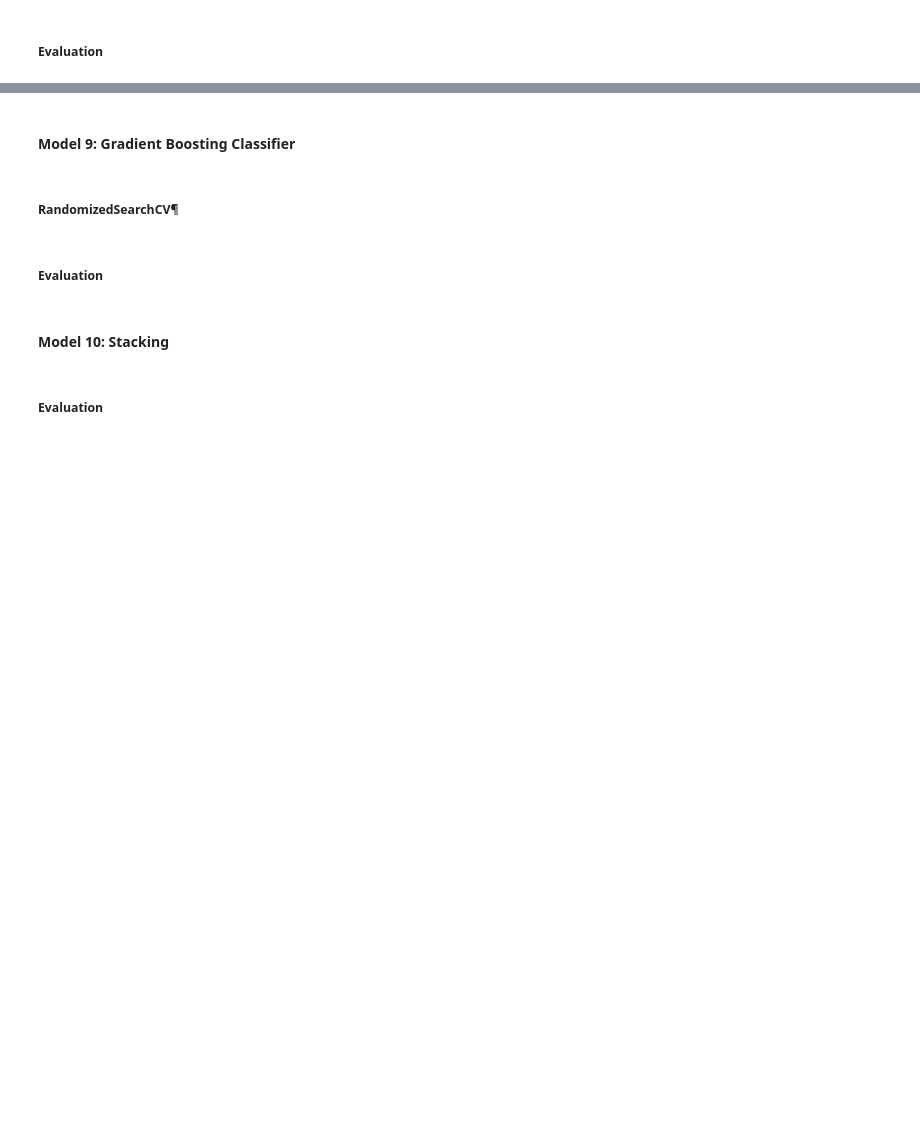
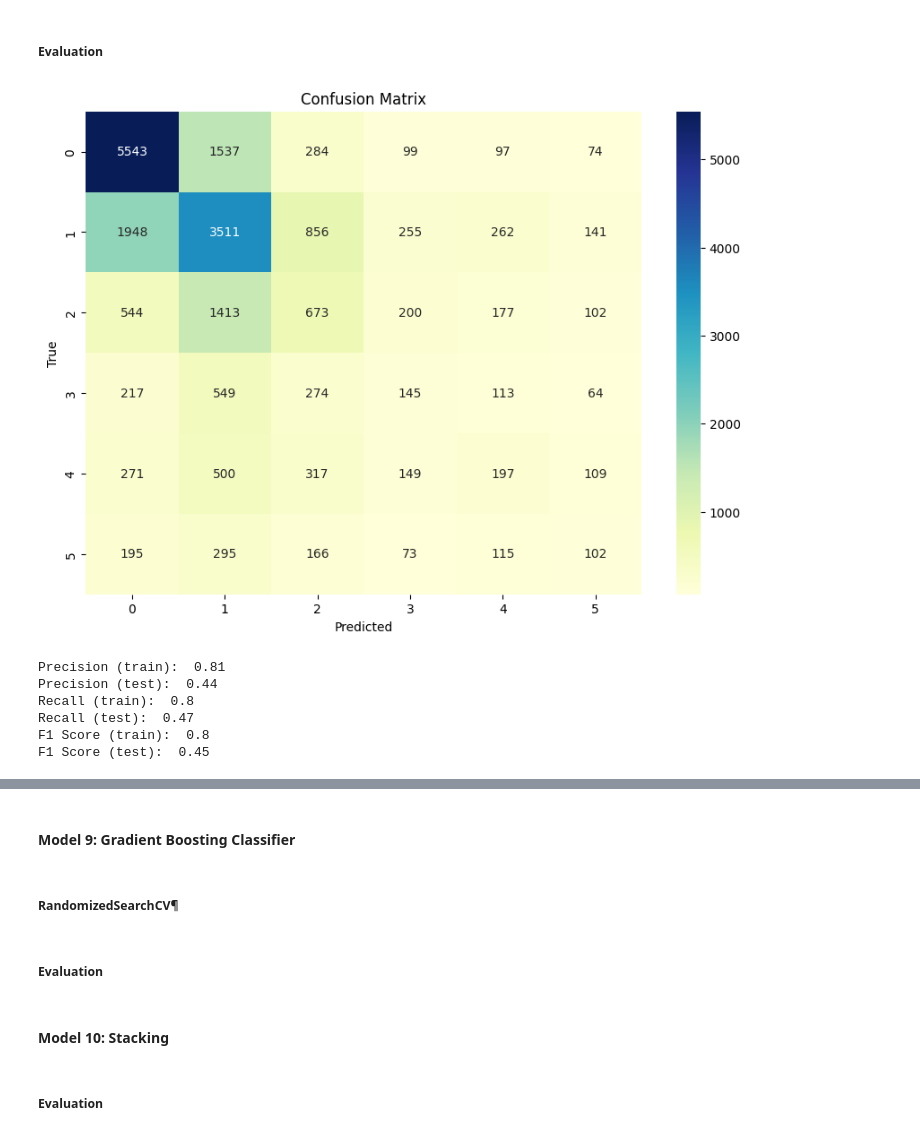
Before and after one commit to SimonBernarding/ML_project_SimonBernarding, a Jupyter notebook: project_classification.ipynb, the cells around one changed output, grey strips where cells are left out. Drawn from its saved outputs; the diff is of its cells as text; code cells hidden in the pictures; blank space fills up the shorter version.

Commit message:
added indexes to each model metric

```diff
--- a/project_classification.ipynb
+++ b/project_classification.ipynb
@@ -870,8 +891,8 @@ print('Classification Report (test): ', classification_test)
 model_5 = XGBClassifier(random_state=RSEED)
 model_5.fit(X_train, y_train - 1)
 # %%
-y_pred_train = model_5.predict(X_train)
-y_pred_test = model_5.predict(X_test)
+y_pred_train_5 = model_5.predict(X_train)
+y_pred_test_5 = model_5.predict(X_test)
 # %%
 # Save the model
 dump(model_5, 'models/model_5.joblib')
@@ -965,8 +990,8 @@ print("Best cross-validation score:", random_search.best_score_)
 # Get the best model
 model_6 = random_search.best_estimator_
 # %%
-y_pred_train = model_6.predict(X_train)
-y_pred_test = model_6.predict(X_test)
+y_pred_train_6 = model_6.predict(X_train)
+y_pred_test_6 = model_6.predict(X_test)
 # %%
 # Save the model
 dump(model_6, 'models/model_6.joblib')
@@ -1062,8 +1091,8 @@ print("Best cross-validation score:", random_search.best_score_)
 # Get the best model
 model_7 = random_search.best_estimator_
 # %%
-y_pred_train = model_7.predict(X_train)
-y_pred_test = model_7.predict(X_test)
+y_pred_train_7 = model_7.predict(X_train)
+y_pred_test_7 = model_7.predict(X_test)
 # %%
 # Save the model
 dump(model_7, 'models/model_7.joblib')
@@ -1191,5 +1224,5 @@ model_8.fit(X_train, y_train)
 # # Get the best model
 # model_8_gscv = grid_search.best_estimator_
 # %%
-y_pred_train = model_8.predict(X_train)
-y_pred_test = model_8.predict(X_test)
+y_pred_train_8 = model_8.predict(X_train)
+y_pred_test_8 = model_8.predict(X_test)
@@ -1204,34 +1246,42 @@ model_8 = load('models/model_8.joblib')
 # %%
 # Calculate Confusion Matrix
 conf_matrix = confusion_matrix(y_test, y_pred_test)
 
 # Create confusion matrix
 conf_matrixf = pd.DataFrame(conf_matrix)
 
 # Plot confusion matrix
 plt.figure(figsize=(10,7))
 sns.heatmap(conf_matrixf, annot=True, fmt='d', cmap='YlGnBu')
 plt.xlabel('Predicted')
 plt.ylabel('True')
 plt.title('Confusion Matrix')
 plt.show()
 
 # Calculate Precision
-precision_train = precision_score(y_train, y_pred_train, average='weighted')
-precision_test = precision_score(y_test, y_pred_test, average='weighted')
-print('Precision (train): ', round(precision_train, 2))
-print('Precision (test): ', round(precision_test, 2))
+precision_train_8 = precision_score(y_train, y_pred_train_8, average='weighted')
+precision_test_8 = precision_score(y_test, y_pred_test_8, average='weighted')
+print('Precision (train): ', round(precision_train_8, 2))
+print('Precision (test): ', round(precision_test_8, 2))
 
 # Calculate Recall
-recall_train = recall_score(y_train, y_pred_train, average='weighted')
-recall_test = recall_score(y_test, y_pred_test, average='weighted')
-print('Recall (train): ', round(recall_train, 2))
-print('Recall (test): ', round(recall_test, 2))
+recall_train_8 = recall_score(y_train, y_pred_train_8, average='weighted')
+recall_test_8 = recall_score(y_test, y_pred_test_8, average='weighted')
+print('Recall (train): ', round(recall_train_8, 2))
+print('Recall (test): ', round(recall_test_8, 2))
 
 # Calculate F1 Score
-f1_train = f1_score(y_train, y_pred_train, average='weighted')
-f1_test = f1_score(y_test, y_pred_test, average='weighted')
-print('F1 Score (train): ', round(f1_train, 2))
-print('F1 Score (test): ', round(f1_test, 2))
+f1_train_8 = f1_score(y_train, y_pred_train_8, average='weighted')
+f1_test_8 = f1_score(y_test, y_pred_test_8, average='weighted')
+print('F1 Score (train): ', round(f1_train_8, 2))
+print('F1 Score (test): ', round(f1_test_8, 2))
+# %% [output]
+[figure, added]
+Precision (train):  0.81
+Precision (test):  0.44
+Recall (train):  0.8
+Recall (test):  0.47
+F1 Score (train):  0.8
+F1 Score (test):  0.45
 # %%
 # Calculate Classification Report
```
Also changed, not shown: parts of 45 cells of this notebook.
